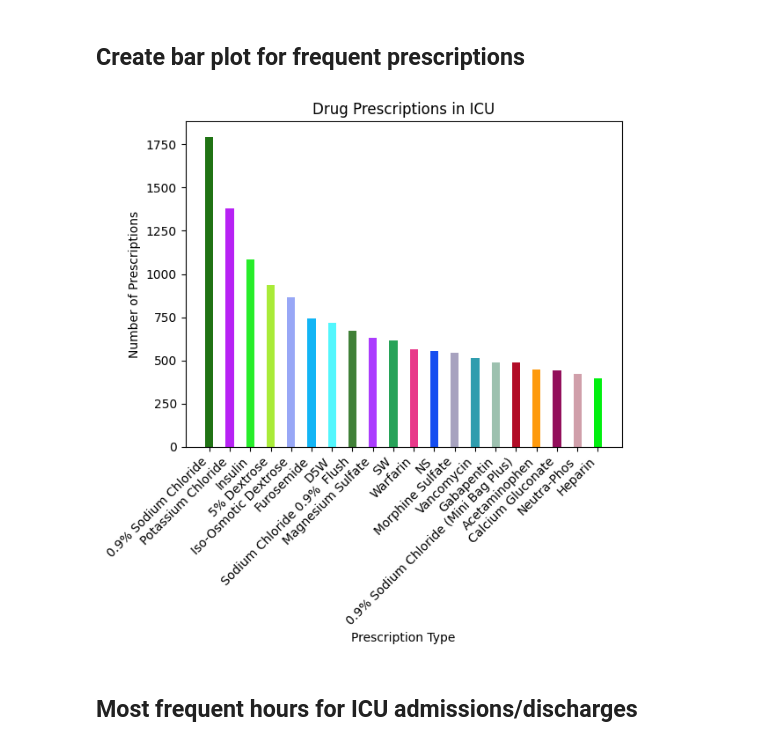
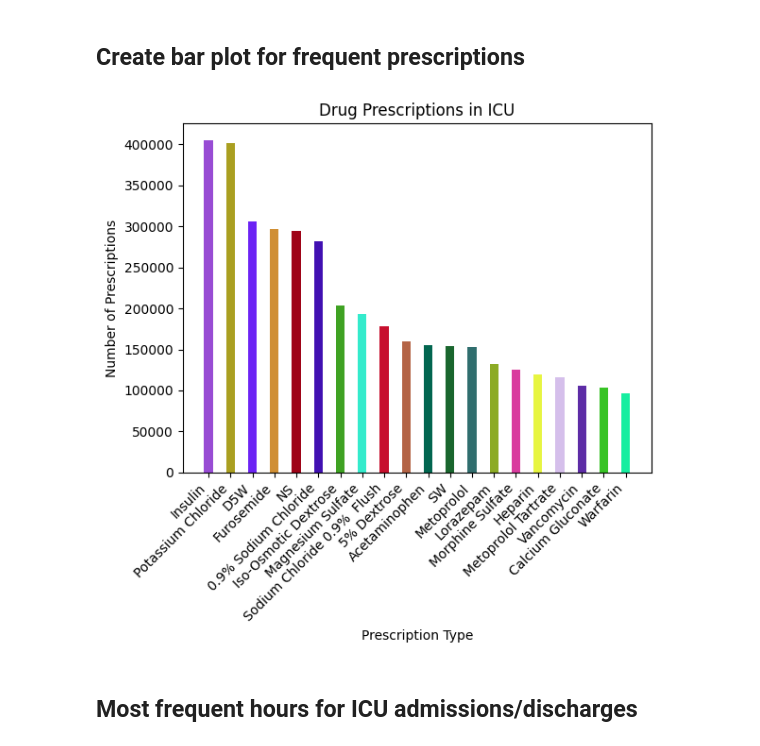
Before and after one commit to UT-Austin-MSAI-Program/ai-in-healthcare-ai395t, a Jupyter notebook: mimic-visualizations.ipynb, the cells around one changed output. Drawn from its saved outputs; the diff is of its cells as text; code cells hidden in the pictures.

Commit message:
real-mimic-data: Finishes chart edits to use real mimic data.

```diff
--- a/mimic-visualizations.ipynb
+++ b/mimic-visualizations.ipynb
@@ -9,20 +9,20 @@ import plotly.express as px
 # import os
 # import gzip
 
-data_dir = "../mimic-iii-clinical-database-demo-1.4"
+data_dir = "./mimic/mimic-iii-clinical-database-1.4"
 # %% [markdown]
 ## Set individual dataframes
 # %%
-patients_df = pd.read_csv(data_dir + str('/') + 'PATIENTS.csv', encoding='unicode_escape')
-admissions_df = pd.read_csv(data_dir + str('/') + 'ADMISSIONS.csv', encoding='unicode_escape')
-diagnoses_df = pd.read_csv(data_dir + str('/') + 'DIAGNOSES_ICD.csv', encoding='unicode_escape')
-icu_stays_df = pd.read_csv(data_dir + str('/') + 'ICUSTAYS.csv', encoding='unicode_escape')
-services_df = pd.read_csv(data_dir + str('/') + 'SERVICES.csv', encoding='unicode_escape')
-transfers_df = pd.read_csv(data_dir + str('/') + 'TRANSFERS.csv', encoding='unicode_escape')
-prescriptions_df = pd.read_csv(data_dir + str('/') + 'PRESCRIPTIONS.csv', encoding='unicode_escape')
-diagnoses_labels_df = pd.read_csv(data_dir + str('/') + 'D_ICD_DIAGNOSES.csv', encoding='unicode_escape')
+patients_df = pd.read_csv(data_dir + str('/') + 'PATIENTS.csv')
+admissions_df = pd.read_csv(data_dir + str('/') + 'ADMISSIONS.csv')
+diagnoses_df = pd.read_csv(data_dir + str('/') + 'DIAGNOSES_ICD.csv')
+icu_stays_df = pd.read_csv(data_dir + str('/') + 'ICUSTAYS.csv')
+services_df = pd.read_csv(data_dir + str('/') + 'SERVICES.csv')
+transfers_df = pd.read_csv(data_dir + str('/') + 'TRANSFERS.csv')
+prescriptions_df = pd.read_csv(data_dir + str('/') + 'PRESCRIPTIONS.csv')
+diagnoses_labels_df = pd.read_csv(data_dir + str('/') + 'D_ICD_DIAGNOSES.csv')
 
-microbiology_events_df = pd.read_csv(data_dir + str('/') + 'MICROBIOLOGYEVENTS.csv', encoding='unicode_escape')
+microbiology_events_df = pd.read_csv(data_dir + str('/') + 'MICROBIOLOGYEVENTS.csv')
 # %%
 # print('======================patients=====================')
 # patients.info()
@@ -65,42 +65,43 @@ filtered_patients_df = patients_df[patients_df["age"] < 120]
 # %% [markdown]
 ## ICU stays & prescriptions table
 # %%
-# Merge admissions and patients data on subject_id
-icu_presc_merged_data = pd.merge(icu_stays_df, prescriptions_df, on="subject_id")
-# icu_presc_merged_data.head()
-# icu_presc_merged_data["drug"].value_counts()
+# Merge ICU stays and prescriptions data on subject_id and hadm_id
+
+prescriptions_df.head()
+
+icu_presc_merged_data = pd.merge(icu_stays_df, prescriptions_df, on=['SUBJECT_ID'])
 # %% [markdown]
 ## Create bar plot for frequent prescriptions
 # %%
 # Calculate unique values and their counts
-unique_values, counts = np.unique(icu_presc_merged_data['drug'], return_counts=True)
+unique_values, counts = np.unique(icu_presc_merged_data['DRUG'], return_counts=True)
 
 # Sort by counts in descending order
 sorted_indices = np.argsort(-counts)
 sorted_values = unique_values[sorted_indices]
 
 # Get the top 20 most frequent prescriptions
 frequent_prescriptions = sorted_values[:20]
 
 # Get the number of occurrences for the top 20 most frequent prescriptions
-occurrences = icu_presc_merged_data['drug'].value_counts()
+occurrences = icu_presc_merged_data['DRUG'].value_counts()
 top_20_occurrences = occurrences[frequent_prescriptions]
 
 # Create a list of random colors
 colors = np.random.rand(len(unique_values), 3)
 
 # creating the bar plot
 plt.bar(frequent_prescriptions, top_20_occurrences, color=colors,
         width = 0.4)
 
 plt.xlabel("Prescription Type")
 plt.xticks(rotation=45, ha='right')
 plt.ylabel("Number of Prescriptions")
 plt.title("Drug Prescriptions in ICU")
 
 plt.show()
 # %% [output]
-[figure, old version]
+[figure, new version]
 # %% [markdown]
 ## Most frequent hours for ICU admissions/discharges
 # %%
```
Also changed, not shown: parts of 10 cells of this notebook.
